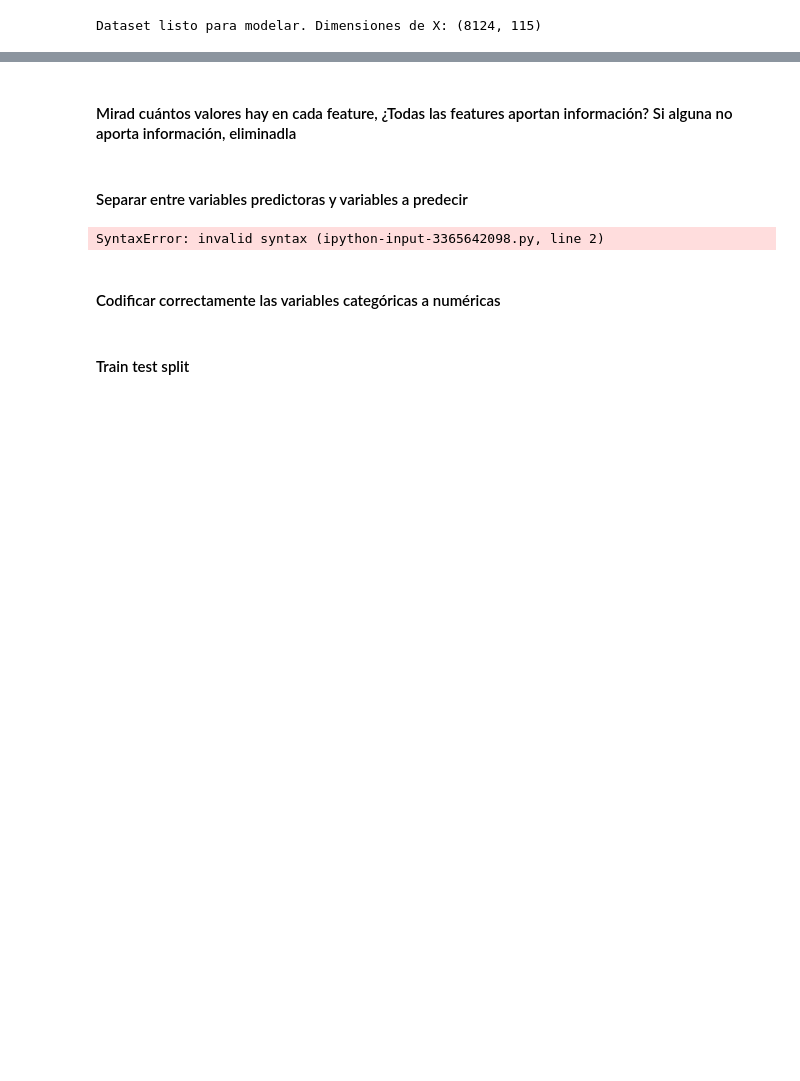
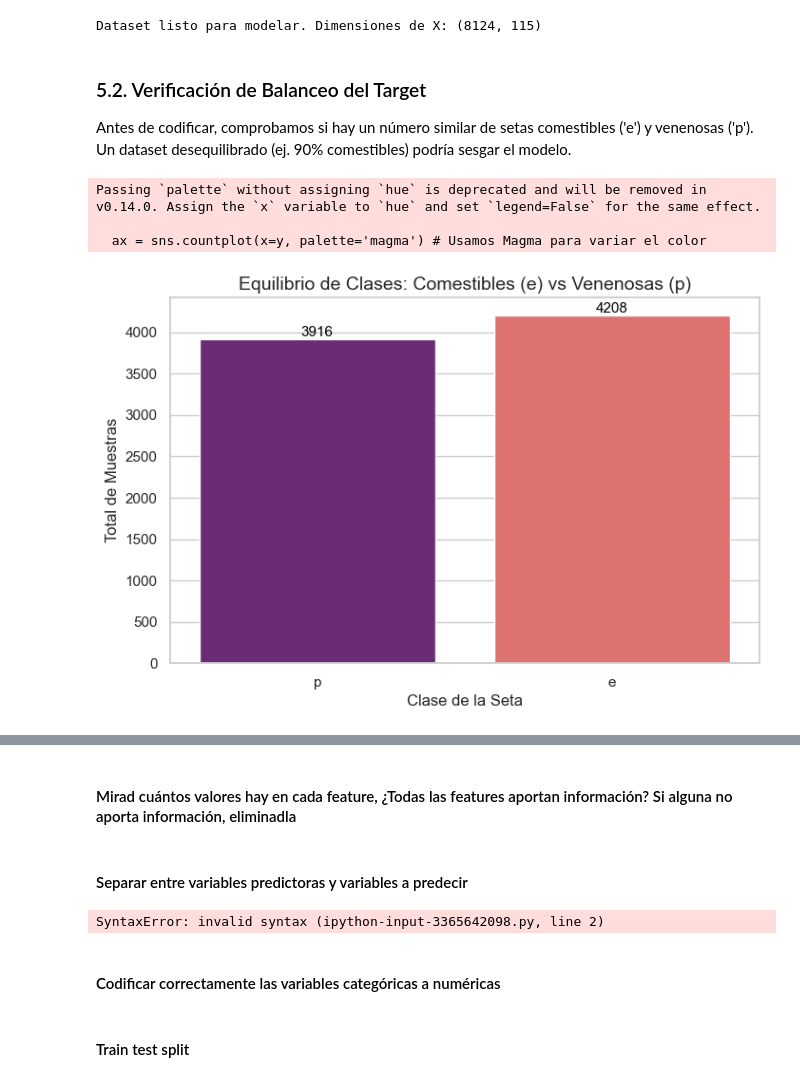
Before and after one commit to ThamirysKearney/DA-Project-Unsupervised-ML-Thami, a Jupyter notebook: notebooks/workshop_clustering_pca.ipynb, the cells around one changed output, grey strips where cells are left out. Drawn from its saved outputs; the diff is of its cells as text; code cells hidden in the pictures; blank space fills up the shorter version.

Commit message:
feat: separación, codificación y visualización de dimensionalidad (115 features)

```diff
--- a/notebooks/workshop_clustering_pca.ipynb
+++ b/notebooks/workshop_clustering_pca.ipynb
@@ -611,0 +616,14 @@ Tengo el df_final limpio, vamos a preparar los datos para los modelos
+# %%
+# --- Paso 5.1: Limpieza final y separación de variables (CORREGIDO) ---
+
+# 1. Eliminamos 'veil-type' con errores='ignore' para que no falle si ya no existe
+df_final.drop(columns=['veil-type'], inplace=True, errors='ignore')
+
+# 2. Separamos la variable objetivo 'y'
+y = df_final['class']
+
+# 3. Separamos las características 'X'
+X = df_final.drop(['class'], axis=1)
+
+print("✅ Variables X e y separadas.")
+print(f"Dimensiones de X (características): {X.shape}")
@@ -623,3 +655,27 @@ X = pd.get_dummies(X)
 print(f"Dataset listo para modelar. Dimensiones de X: {X.shape}")
 # %% [output]
 Dataset listo para modelar. Dimensiones de X: (8124, 115)
+# %% [markdown]
+### 5.2. Verificación de Balanceo del Target
+Antes de codificar, comprobamos si hay un número similar de setas comestibles ('e') y venenosas ('p'). Un dataset desequilibrado (ej. 90% comestibles) podría sesgar el modelo.
+# %%
+# Visualizamos la distribución de la variable objetivo 'y'
+plt.figure(figsize=(8, 5))
+ax = sns.countplot(x=y, palette='magma') # Usamos Magma para variar el color
+
+plt.title('Equilibrio de Clases: Comestibles (e) vs Venenosas (p)', fontsize=14)
+plt.xlabel('Clase de la Seta', fontsize=12)
+plt.ylabel('Total de Muestras', fontsize=12)
+
+# Añadimos etiquetas de valor
+for p in ax.patches:
+    ax.annotate(f'{int(p.get_height())}', (p.get_x() + p.get_width() / 2., p.get_height()),
+                ha='center', va='center', fontsize=11, color='black', xytext=(0, 5),
+                textcoords='offset points')
+
+plt.show()
+# %% [output]
+Passing `palette` without assigning `hue` is deprecated and will be removed in v0.14.0. Assign the `x` variable to `hue` and set `legend=False` for the same effect.
+
+  ax = sns.countplot(x=y, palette='magma') # Usamos Magma para variar el color
+[figure, added]
```
Also changed, not shown: parts of 9 cells of this notebook.
